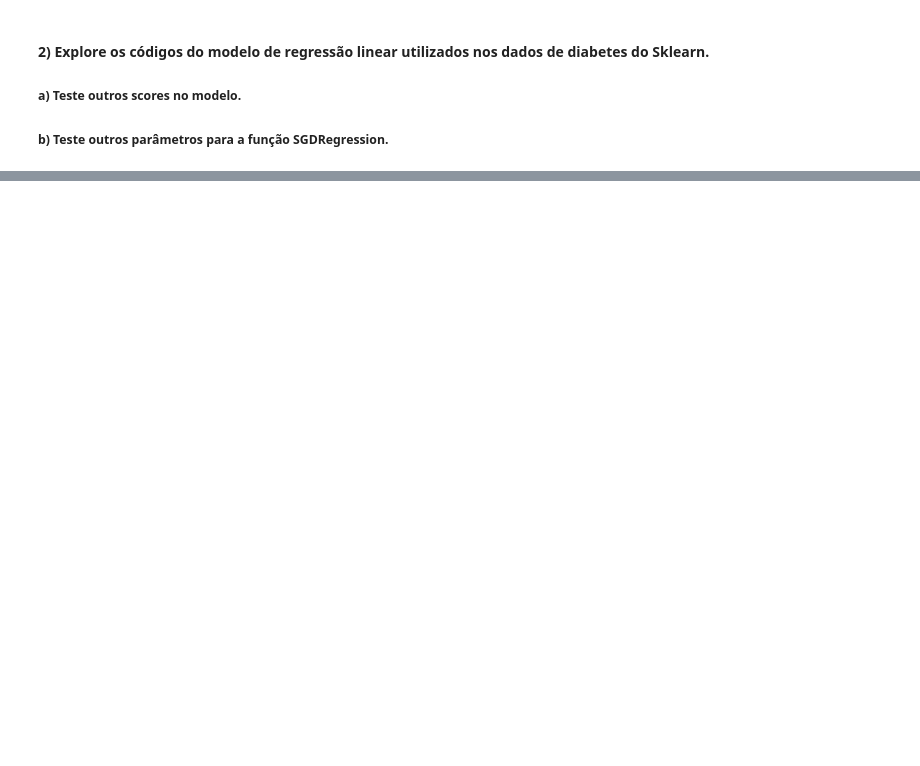
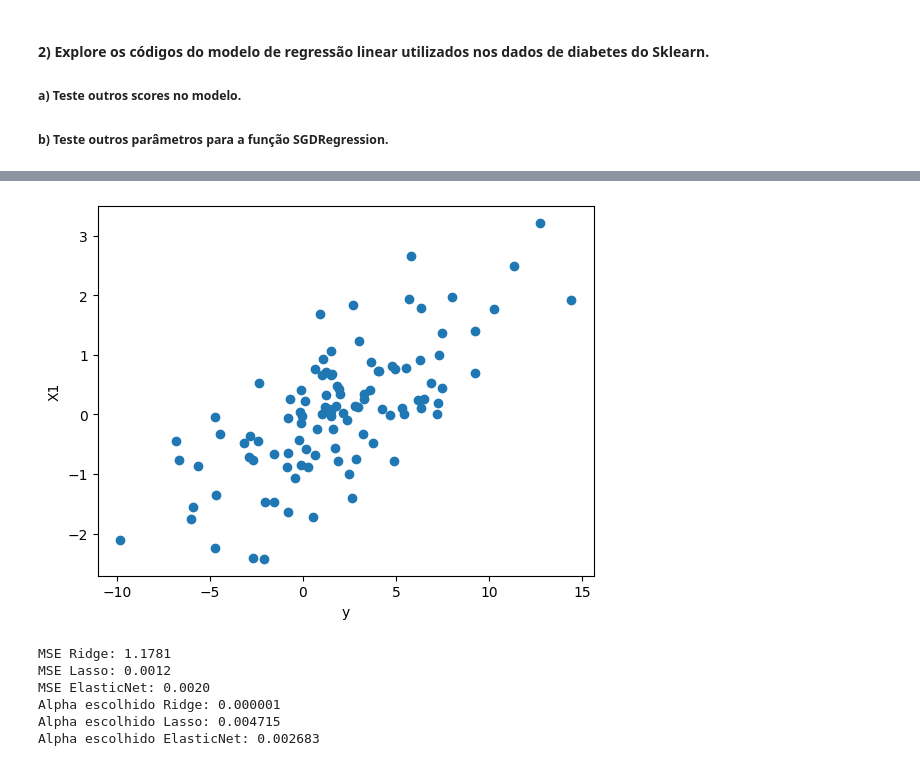
Before and after one commit to r2nery/ml-comp-methods, a Jupyter notebook: modulo-3.ipynb, the cells around one changed output, grey strips where cells are left out. Cells and saved outputs as stored; diff of their text form; code cells hidden in the pictures; blank space fills up the shorter version.

```diff
--- a/modulo-3.ipynb
+++ b/modulo-3.ipynb
@@ -500,0 +568,62 @@ Fitting 5 folds for each of 50 candidates, totalling 250 fits
+# %%
+# Gerando a variável y usando simulação de Monte Carlo
+X = correlated_vars[:, :5]
+
+np.random.seed(0)
+betas = np.random.randn(6)
+
+num_simulations = 1000
+y_outputs = np.zeros((n, num_simulations))
+
+# Executando simulações de Monte Carlo
+for i in range(num_simulations):
+    error_term = np.random.randn(n)
+    y_simulated = betas[0] + np.dot(X, betas[1:]) + error_term
+    y_outputs[:, i] = y_simulated
+
+# Usando a média das simulações como nossa variável y
+y = np.mean(y_outputs, axis=1)
+
+# scatter plot
+plt.scatter(y, X[:, 0])
+plt.xlabel('y')
+plt.ylabel('X1')
+plt.show()
+# %% [output]
+[figure, added]
+# %%
+# Estimando o melhor modelo linear regularizado usando validação cruzada
+X = correlated_vars
+X_train, X_test, y_train, y_test = train_test_split(X, y, test_size=0.3, random_state=42)
+
+# Regressão Ridge
+ridge = RidgeCV(alphas=np.logspace(-6, 6, 50))
+ridge.fit(X_train, y_train)
+y_pred_ridge = ridge.predict(X_test)
+mse_ridge = mean_squared_error(y_test, y_pred_ridge)
+
+# Regressão Lasso
+lasso = LassoCV(alphas=np.logspace(-6, 6, 50), max_iter=10000)
+lasso.fit(X_train, y_train)
+y_pred_lasso = lasso.predict(X_test)
+mse_lasso = mean_squared_error(y_test, y_pred_lasso)
+
+# Regressão ElasticNet
+elastic = ElasticNetCV(alphas=np.logspace(-6, 6, 50), max_iter=10000)
+elastic.fit(X_train, y_train)
+y_pred_elastic = elastic.predict(X_test)
+mse_elastic = mean_squared_error(y_test, y_pred_elastic)
+
+print(f"MSE Ridge: {mse_ridge:.4f}")
+print(f"MSE Lasso: {mse_lasso:.4f}")
+print(f"MSE ElasticNet: {mse_elastic:.4f}")
+print(f"Alpha escolhido Ridge: {ridge.alpha_:.6f}")
+print(f"Alpha escolhido Lasso: {lasso.alpha_:.6f}")
+print(f"Alpha escolhido ElasticNet: {elastic.alpha_:.6f}")
+# %% [output]
+MSE Ridge: 1.1781
+MSE Lasso: 0.0012
+MSE ElasticNet: 0.0020
+Alpha escolhido Ridge: 0.000001
+Alpha escolhido Lasso: 0.004715
+Alpha escolhido ElasticNet: 0.002683
```
Also changed, not shown: parts of 24 cells of this notebook, 1 other file.
